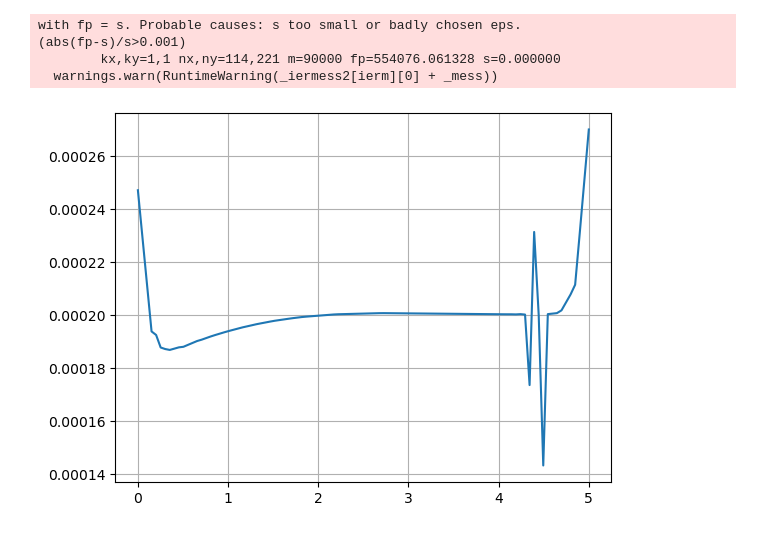
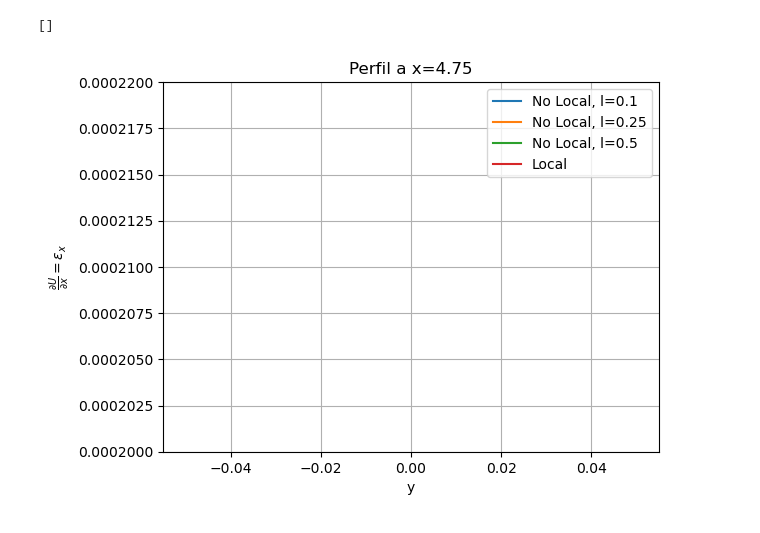
Before and after one commit to ZibraMax/Tesis-NLFEM, a Jupyter notebook: test.ipynb, the cells around one changed output. Saved outputs shown, nothing was run; the diff lists cells and outputs as text; code cells hidden in the pictures.

```diff
--- a/test.ipynb
+++ b/test.ipynb
@@ -190,16 +314,48 @@ plt.savefig('deformacionsX.svg')
-# %%
-from scipy import interpolate
-funcion = interpolate.interp2d(XNoLocal, YNoLocal, ZNoLocal)
-# %% [output]
-with fp = s. Probable causes: s too small or badly chosen eps.
-(abs(fp-s)/s>0.001)
-        kx,ky=1,1 nx,ny=114,221 m=90000 fp=554076.061328 s=0.000000
-  warnings.warn(RuntimeWarning(_iermess2[ierm][0] + _mess))
-# %%
-y = 2.519
-x = np.linspace(0,5,100).tolist()
-z = funcion(x,y)
-plt.plot(x,z)
-plt.grid()
-# %% [output]
-[figure, removed]
+# %%
+x=4.750
+_Y = np.linspace(0,5,100).tolist()
+Z = []
+Y = []
+Zl01 = []
+Zl025 = []
+Zl05 = []
+Zlocal = []
+
+for y in _Y:
+    for i in range(len(Objeto_FEM.elementos)):
+        el01 = objetosFem[0].elementos[i]
+        el025 = objetosFem[1].elementos[i]
+        el05 = objetosFem[2].elementos[i]
+        elocal = Objeto_FEMLOCAL.elementos[i]
+        if elocal.estaDentro(x,y):
+            Y.append(y)
+
+            U = postProcesoXNodos(el01,objetosFem[0].U)
+            Zl01.append(el01.darSolucionXY(U, x, y, n=100))
+
+            U = postProcesoXNodos(el025,objetosFem[1].U)
+            Zl025.append(el025.darSolucionXY(U, x, y, n=100))
+
+            U = postProcesoXNodos(el05,objetosFem[2].U)
+            Zl05.append(el05.darSolucionXY(U, x, y, n=100))
+
+            U = postProcesoXNodos(elocal,Objeto_FEMLOCAL.U)
+            Zlocal.append(elocal.darSolucionXY(U, x, y, n=100))
+            break
+plt.plot(Y,Zl01)
+plt.plot(Y,Zl025)
+plt.plot(Y,Zl05)
+plt.plot(Y,Zlocal)
+print(Y)
+plt.ylim(0.0002, 0.00022)
+
+plt.grid()
+plt.title('Perfil a x='+format(x))
+plt.xlabel('y')
+plt.ylabel(r'$\frac{\partial U}{\partial x}=\varepsilon_x$')
+plt.legend(['No Local, l=0.1','No Local, l=0.25','No Local, l=0.5','Local'])
+plt.savefig('deformacionesXvariandolEnX'+format(x)+'.svg')
+plt.show()
+# %% [output]
+[]
+[figure, added]
```
Also changed, not shown: parts of 6 cells of this notebook, 17 other files.
